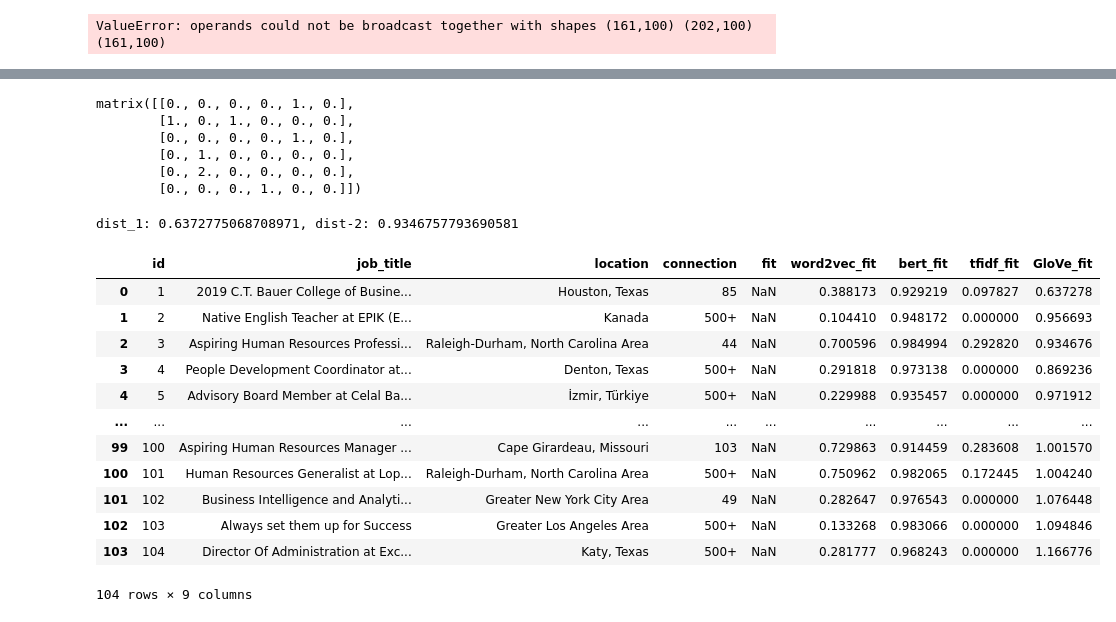
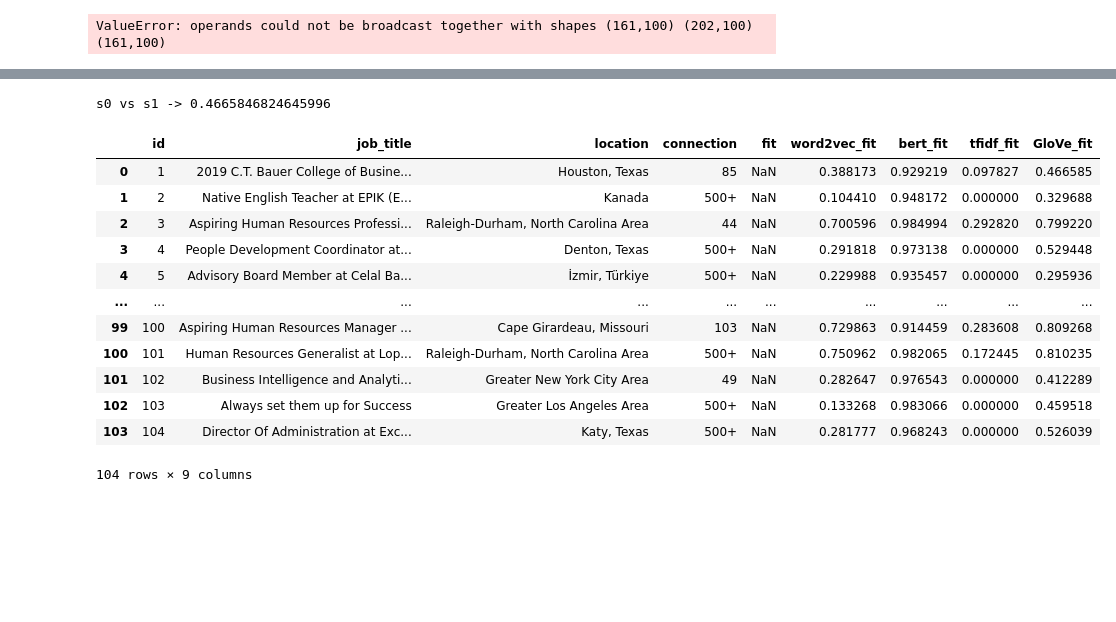
Before and after one commit to c-woo/Potential-Talents, a Jupyter notebook: Untitled.ipynb, the cells around one changed output, grey strips where cells are left out. Drawn from its saved outputs; the diff is of its cells as text; code cells hidden in the pictures; blank space fills up the shorter version.

Commit message:
glove embeddings

```diff
--- a/Untitled.ipynb
+++ b/Untitled.ipynb
@@ -409,4 +429,5 @@ ValueError: operands could not be broadcast together with shapes (161,100) (202,
 # %%
-test_mat = pd.DataFrame(co_occur(test_list), index=vocab_index, columns=vocab_index)
-test_mat
+import gensim.downloader as api
+
+model = api.load("glove-wiki-gigaword-300")
 # %% [output]
@@ -420,38 +495,33 @@ test_mat
-# %%
-matrix
-# %% [output]
-matrix([[0., 0., 0., 0., 1., 0.],
-        [1., 0., 1., 0., 0., 0.],
-        [0., 0., 0., 0., 1., 0.],
-        [0., 1., 0., 0., 0., 0.],
-        [0., 2., 0., 0., 0., 0.],
-        [0., 0., 0., 1., 0., 0.]])
-# %%
-dist_1 = spatial.distance.cosine(vectors[-1], vectors[0])
-dist_2 = spatial.distance.cosine(vectors[-1], vectors[2])
-print('dist_1: {0}, dist-2: {1}'.format(dist_1, dist_2))
-# %% [output]
-dist_1: 0.6372775068708971, dist-2: 0.9346757793690581
+# %%
+def preprocess(s):
+    return [i.lower() for i in s.split()]
+
+def get_vector(s):
+    return np.sum(np.array([model[i] for i in preprocess(s)]), axis=0)
+
+print('s0 vs s1 ->',1 - spatial.distance.cosine(get_vector(glove_list[0]), get_vector(glove_list[-1])))
+# %% [output]
+s0 vs s1 -> 0.4665846824645996
 # %%
 scores = []
-for num in range(len(bert_list) - 1):
-    scores.append(spatial.distance.cosine(vectors[num], vectors[-1]))
+for num in range(len(job_desc_list) - 1):
+    scores.append(1 - spatial.distance.cosine(get_vector(glove_list[num]), get_vector(glove_list[-1])))
 
 test_df['GloVe_fit'] = scores
 test_df
 # %% [output]
 |  | id | job_title | location | connection | fit | word2vec_fit | bert_fit | tfidf_fit | GloVe_fit |
-| 0 | 1 | 2019 C.T. Bauer College of Busine... | Houston, Texas | 85 | NaN | 0.388173 | 0.929219 | 0.097827 | 0.637278 |
-| 1 | 2 | Native English Teacher at EPIK (E... | Kanada | 500+ | NaN | 0.104410 | 0.948172 | 0.000000 | 0.956693 |
-| 2 | 3 | Aspiring Human Resources Professi... | Raleigh-Durham, North Carolina Area | 44 | NaN | 0.700596 | 0.984994 | 0.292820 | 0.934676 |
-| 3 | 4 | People Development Coordinator at... | Denton, Texas | 500+ | NaN | 0.291818 | 0.973138 | 0.000000 | 0.869236 |
-| 4 | 5 | Advisory Board Member at Celal Ba... | İzmir, Türkiye | 500+ | NaN | 0.229988 | 0.935457 | 0.000000 | 0.971912 |
+| 0 | 1 | 2019 C.T. Bauer College of Busine... | Houston, Texas | 85 | NaN | 0.388173 | 0.929219 | 0.097827 | 0.466585 |
+| 1 | 2 | Native English Teacher at EPIK (E... | Kanada | 500+ | NaN | 0.104410 | 0.948172 | 0.000000 | 0.329688 |
+| 2 | 3 | Aspiring Human Resources Professi... | Raleigh-Durham, North Carolina Area | 44 | NaN | 0.700596 | 0.984994 | 0.292820 | 0.799220 |
+| 3 | 4 | People Development Coordinator at... | Denton, Texas | 500+ | NaN | 0.291818 | 0.973138 | 0.000000 | 0.529448 |
+| 4 | 5 | Advisory Board Member at Celal Ba... | İzmir, Türkiye | 500+ | NaN | 0.229988 | 0.935457 | 0.000000 | 0.295936 |
 | ... | ... | ... | ... | ... | ... | ... | ... | ... | ... |
-| 99 | 100 | Aspiring Human Resources Manager ... | Cape Girardeau, Missouri | 103 | NaN | 0.729863 | 0.914459 | 0.283608 | 1.001570 |
-| 100 | 101 | Human Resources Generalist at Lop... | Raleigh-Durham, North Carolina Area | 500+ | NaN | 0.750962 | 0.982065 | 0.172445 | 1.004240 |
-| 101 | 102 | Business Intelligence and Analyti... | Greater New York City Area | 49 | NaN | 0.282647 | 0.976543 | 0.000000 | 1.076448 |
-| 102 | 103 | Always set them up for Success | Greater Los Angeles Area | 500+ | NaN | 0.133268 | 0.983066 | 0.000000 | 1.094846 |
-| 103 | 104 | Director Of Administration at Exc... | Katy, Texas | 500+ | NaN | 0.281777 | 0.968243 | 0.000000 | 1.166776 |
+| 99 | 100 | Aspiring Human Resources Manager ... | Cape Girardeau, Missouri | 103 | NaN | 0.729863 | 0.914459 | 0.283608 | 0.809268 |
+| 100 | 101 | Human Resources Generalist at Lop... | Raleigh-Durham, North Carolina Area | 500+ | NaN | 0.750962 | 0.982065 | 0.172445 | 0.810235 |
+| 101 | 102 | Business Intelligence and Analyti... | Greater New York City Area | 49 | NaN | 0.282647 | 0.976543 | 0.000000 | 0.412289 |
+| 102 | 103 | Always set them up for Success | Greater Los Angeles Area | 500+ | NaN | 0.133268 | 0.983066 | 0.000000 | 0.459518 |
+| 103 | 104 | Director Of Administration at Exc... | Katy, Texas | 500+ | NaN | 0.281777 | 0.968243 | 0.000000 | 0.526039 |
 104 rows × 9 columns
 # %%
 test_df.sort_values(by=['GloVe_fit'], ascending=False).head(15)
```
Also changed, not shown: parts of 13 cells of this notebook.
